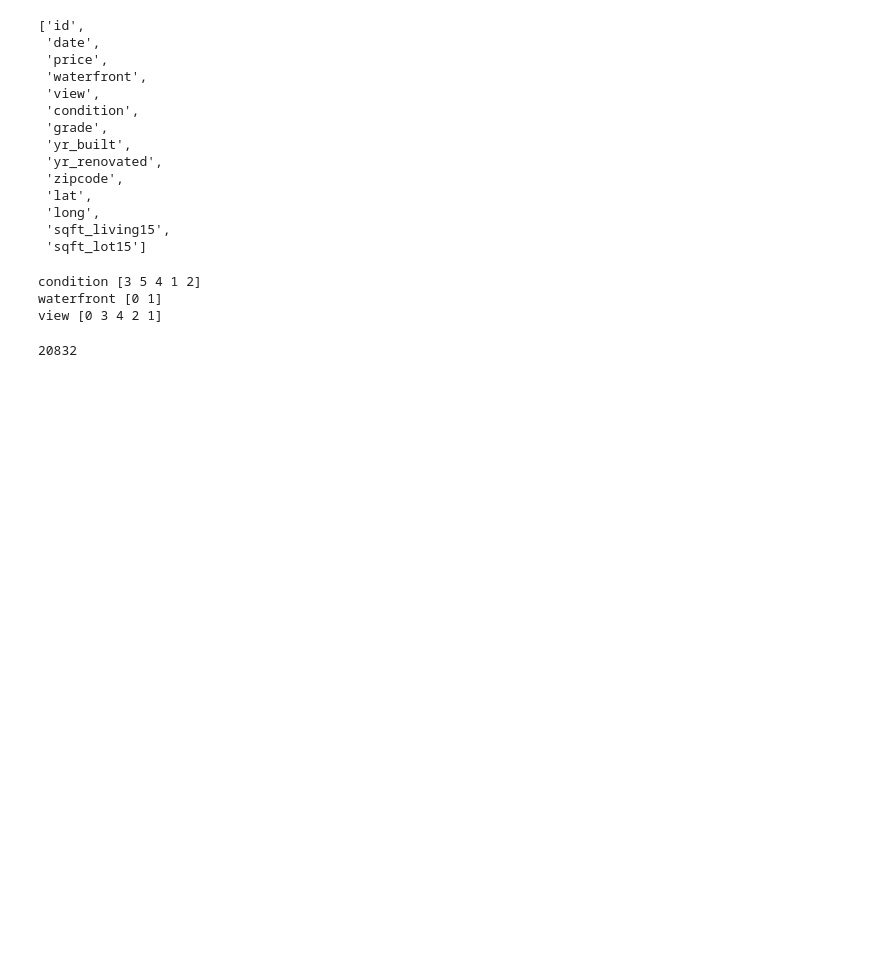
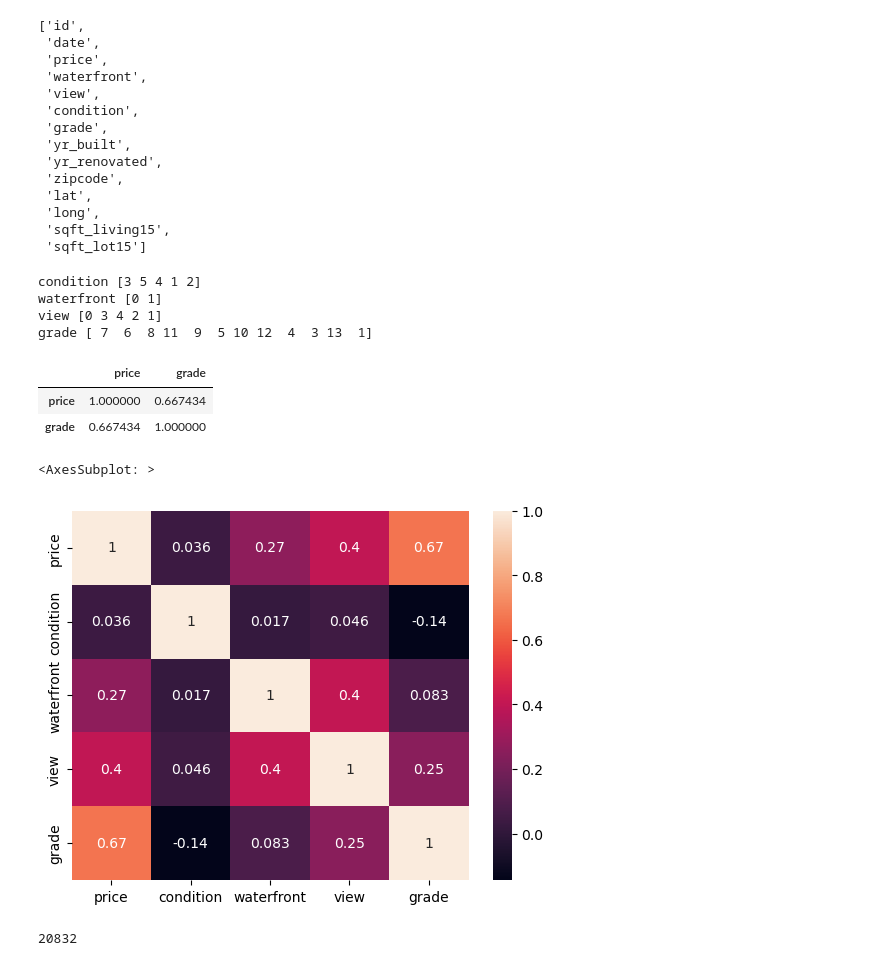
Before and after one commit to emelillan/housing, a Jupyter notebook: EDA.ipynb, the cells around one changed output. Cells and saved outputs as stored; diff of their text form; code cells hidden in the pictures; blank space fills up the shorter version.

```diff
--- a/EDA.ipynb
+++ b/EDA.ipynb
@@ -119,7 +123,9 @@ Index(['id', 'date', 'price', 'bedrooms', 'bathrooms', 'sqft_living',
 print("condition", data_unfiltered['condition'].unique())
 print("waterfront", data_unfiltered['waterfront'].unique())
 print("view", data_unfiltered['view'].unique())
+print("grade", data_unfiltered['grade'].unique())
 # %% [output]
 condition [3 5 4 1 2]
 waterfront [0 1]
 view [0 3 4 2 1]
+grade [ 7  6  8 11  9  5 10 12  4  3 13  1]
@@ -129,3 +132,25 @@ view [0 3 4 2 1]
+# %%
+# corr between price and condition, waterfront, view, grade
+
+data_unfiltered[['price', 'condition']].corr()
+
+data_unfiltered[['price', 'waterfront']].corr()
+
+data_unfiltered[['price', 'view']].corr()
+
+data_unfiltered[['price', 'grade']].corr()
+# %% [output]
+|  | price | grade |
+| price | 1.000000 | 0.667434 |
+| grade | 0.667434 | 1.000000 |
+# %%
+# show the correlation between the features in a heatmap for each feature in (condition, waterfront, view, grade)
+import seaborn as sns
+
+sns.heatmap(data_unfiltered[['price', 'condition', 'waterfront', 'view', 'grade']].corr(), annot=True)
+# %% [output]
+<AxesSubplot: >
+[figure, added]
 # %%
 import pygeohash as pgh
 
```
Also changed, not shown: parts of 5 cells of this notebook, 10 other files.
